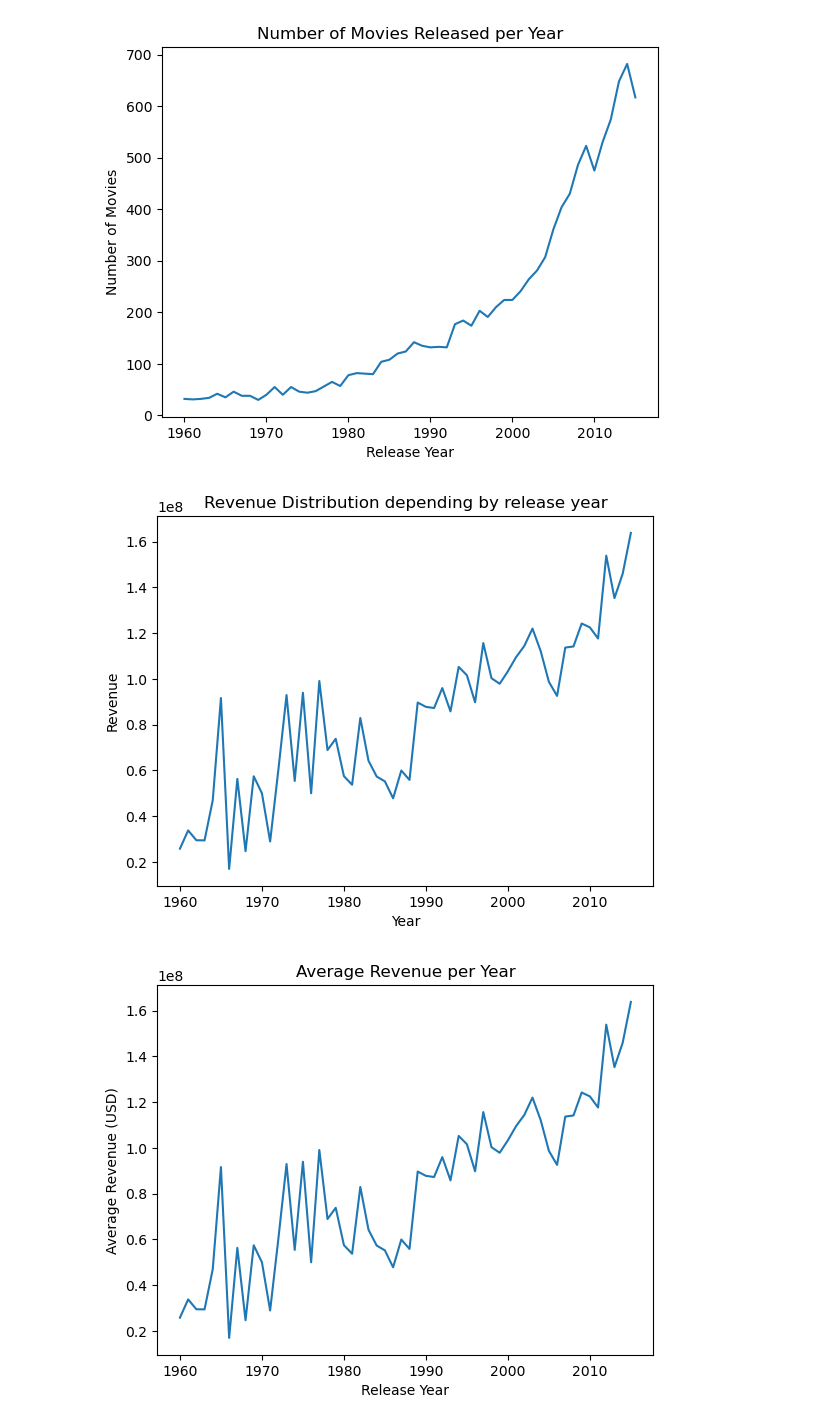
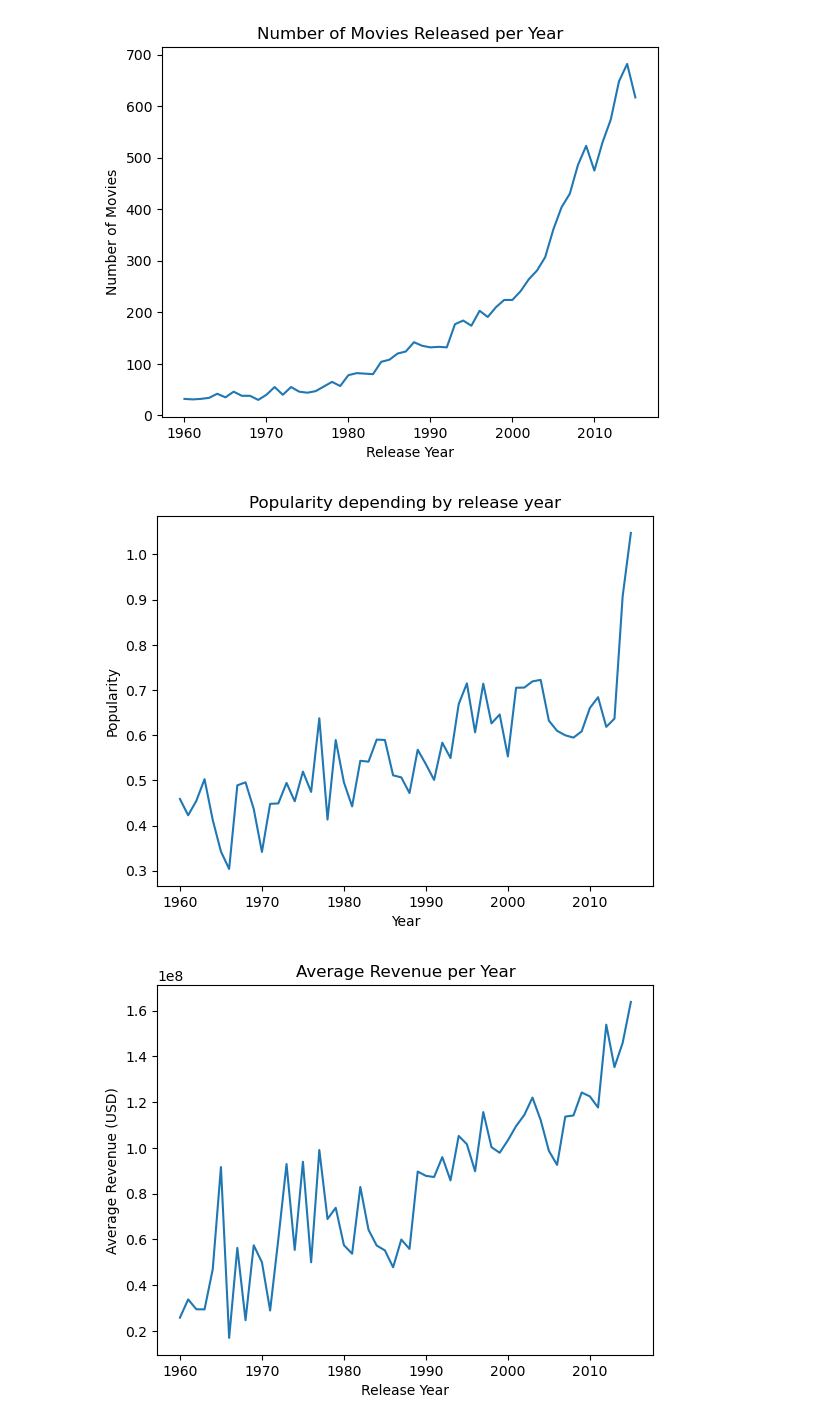
Before and after one commit to ImadAker/IMDB-Project, a Jupyter notebook: Investigate_a_Dataset.ipynb, the cells around one changed output. Cells and saved outputs as stored; diff of their text form; code cells hidden in the pictures.

```diff
--- a/Investigate_a_Dataset.ipynb
+++ b/Investigate_a_Dataset.ipynb
@@ -330,15 +340,15 @@ set_plot_labels(
 # %% [output]
 [figure]
 # %%
-fig = df_financial.groupby("release_year")["revenue"].mean().plot()
+fig = df.groupby("release_year")["popularity"].mean().plot()
 set_plot_labels(
     fig,
-    title="Revenue Distribution depending by release year",
+    title="Popularity depending by release year",
     xlabel="Year",
-    ylabel="Revenue"
+    ylabel="Popularity"
 )
 # %% [output]
-[figure, old version]
+[figure, new version]
 # %%
 fig = df_financial.groupby("release_year")["revenue"].mean().plot()
 set_plot_labels(
```
Also changed, not shown: parts of 3 cells of this notebook.
